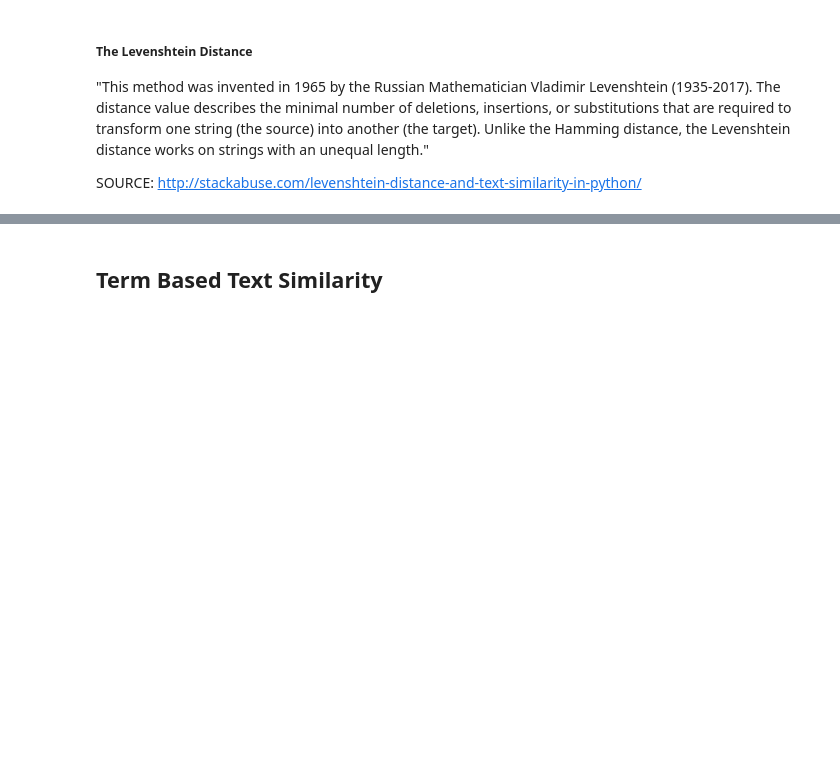
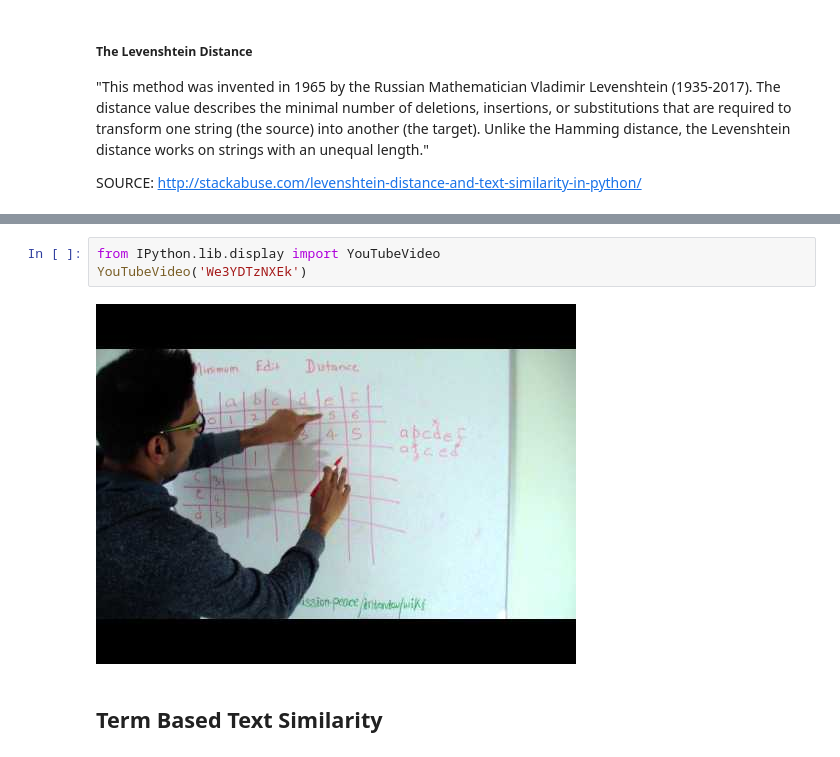
Before and after one commit to Alexjmsherman/nlp_practicum_original, a Jupyter notebook: lessons/lesson10_text_similarity/text_similarity_solution.ipynb, the cells around one changed output, grey strips where cells are left out. Saved outputs shown, nothing was run; the diff lists cells and outputs as text; blank space fills up the shorter version.

```diff
--- a/lessons/lesson10_text_similarity/text_similarity_solution.ipynb
+++ b/lessons/lesson10_text_similarity/text_similarity_solution.ipynb
@@ -113,3 +146,8 @@ levenshtein('airline','airplane')
 2.0
+# %%
+from IPython.lib.display import YouTubeVideo
+YouTubeVideo('We3YDTzNXEk')
+# %% [output]
+[figure, added]
 # %% [markdown]
 ## Term Based Text Similarity
```
Also changed, not shown: parts of 36 cells of this notebook, 1 other file.
